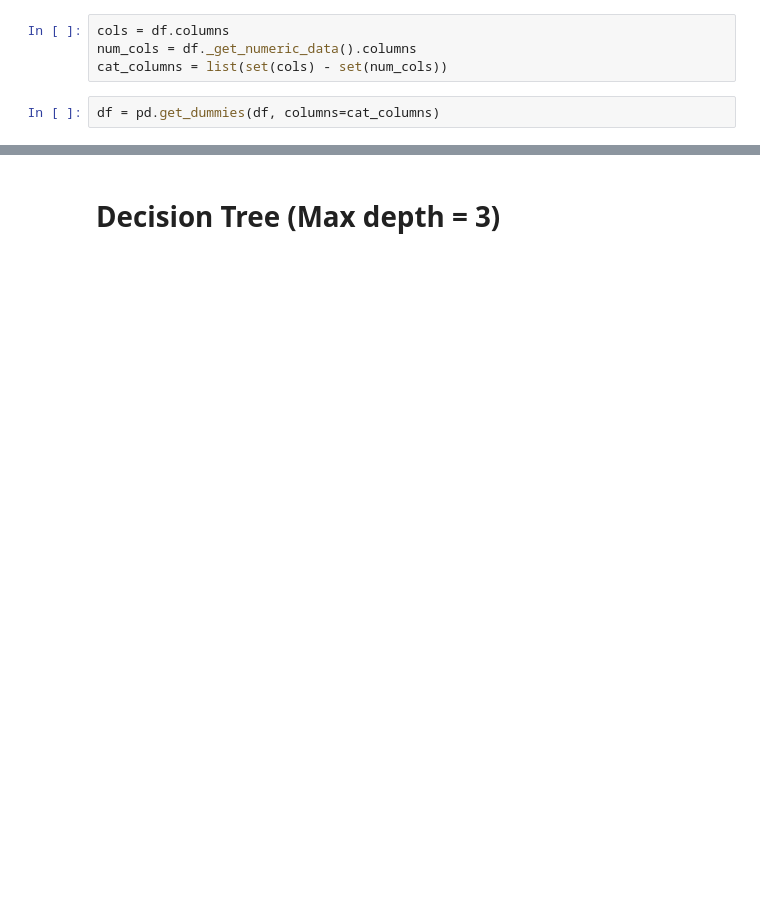
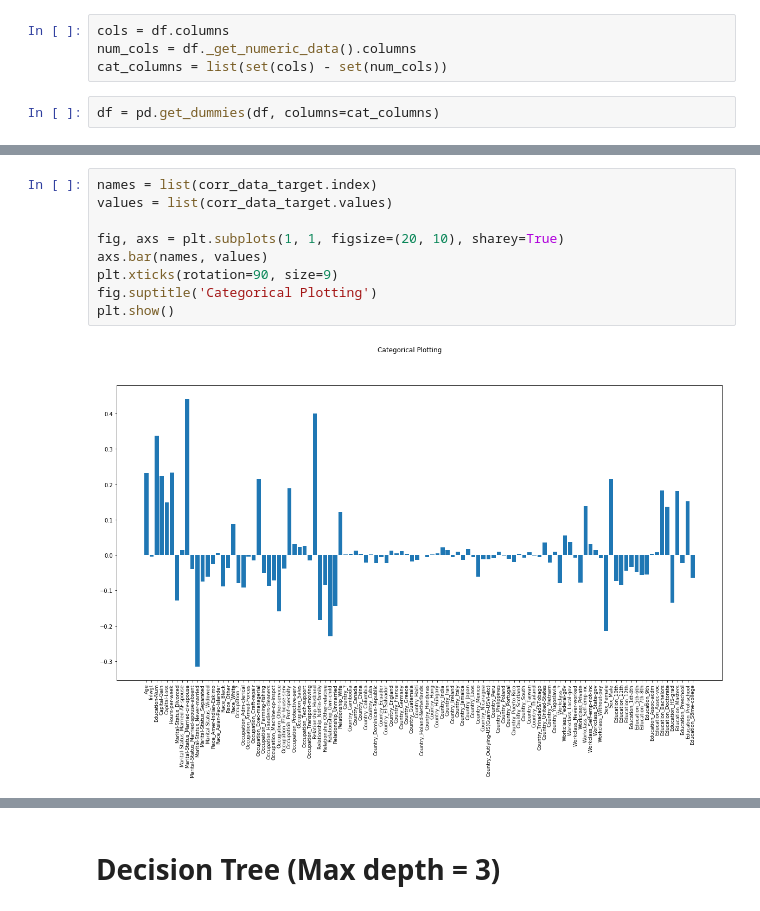
Before and after one commit to amir-rahnama/interpretability_playground, a Jupyter notebook: Building an interpretable model.ipynb, the cells around one changed output, grey strips where cells are left out. Drawn from its saved outputs; the diff is of its cells as text; blank space fills up the shorter version.

```diff
--- a/Building an interpretable model.ipynb
+++ b/Building an interpretable model.ipynb
@@ -69,0 +70,11 @@ plt.show()
+# %%
+names = list(corr_data_target.index)
+values = list(corr_data_target.values)
+
+fig, axs = plt.subplots(1, 1, figsize=(20, 10), sharey=True)
+axs.bar(names, values)
+plt.xticks(rotation=90, size=9)
+fig.suptitle('Categorical Plotting')
+plt.show()
+# %% [output]
+[figure, added]
```
Also changed, not shown: parts of 49 cells of this notebook.
